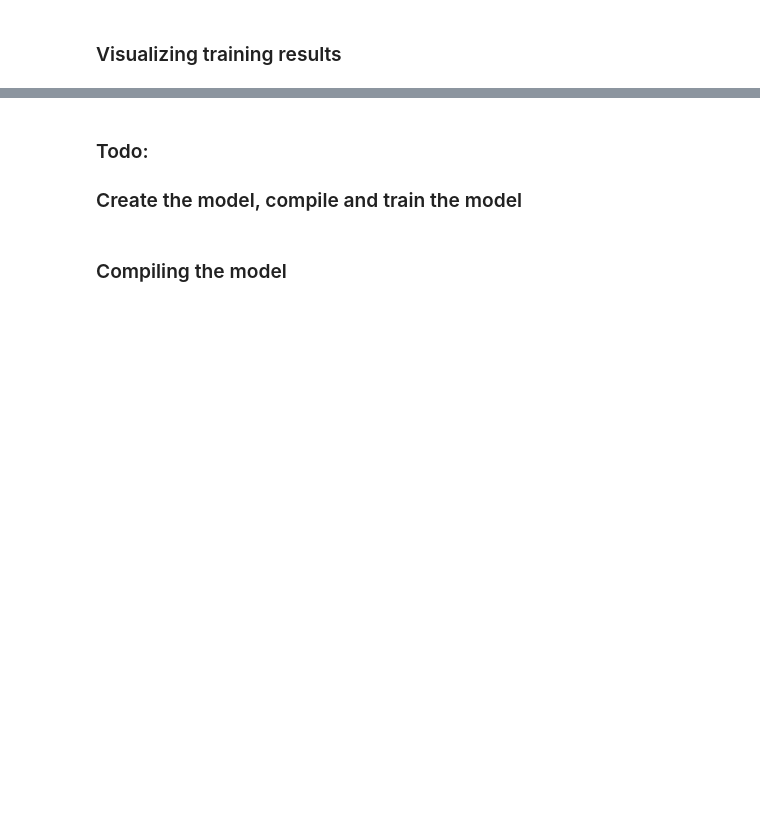
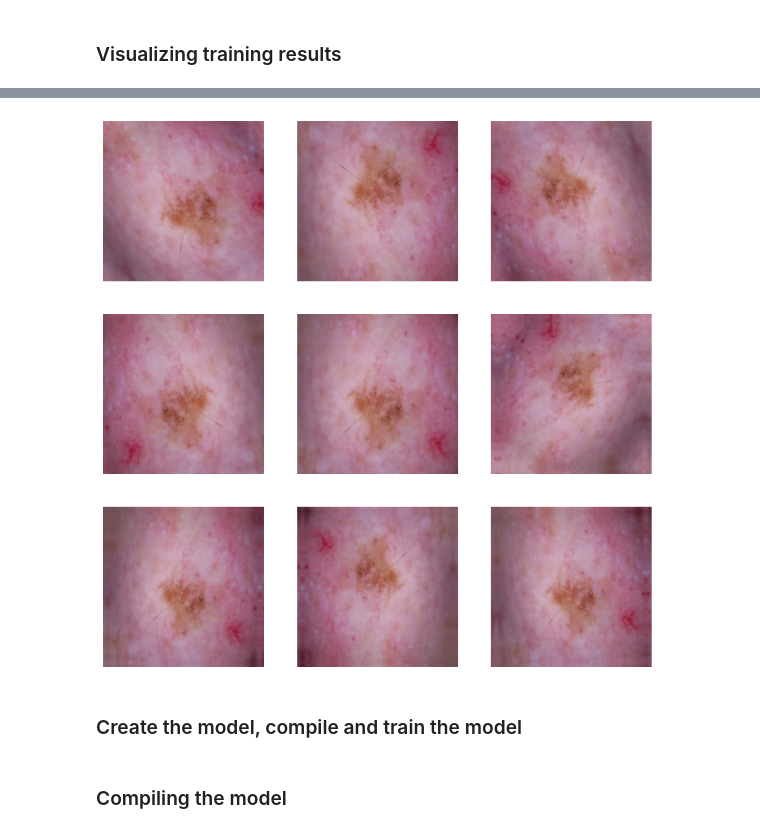
Before and after one commit to anonnihcas/MelanomaDetectionAssignment, a Jupyter notebook: sachin_athreya_melanoma_assign_nn.ipynb, the cells around one changed output, grey strips where cells are left out. Saved outputs shown, nothing was run; the diff lists cells and outputs as text; code cells hidden in the pictures; blank space fills up the shorter version.

```diff
--- a/sachin_athreya_melanoma_assign_nn.ipynb
+++ b/sachin_athreya_melanoma_assign_nn.ipynb
@@ -157,3 +314,30 @@ plt.show()
+# %%
+# Strategy 1: Implement Rotation, Zoom and Flip operation on image.
+# Strategy 2: Use Drop out layer
+# Strategy 3: Create a model with more data
+
+
+data_augmentation = keras.Sequential(
+  [
+    layers.RandomFlip("horizontal_and_vertical",input_shape=(img_height,img_width,3)),
+    layers.RandomRotation(0.1),
+    layers.RandomZoom(0.1),
+  ]
+)
+# %%
+# Visualization of augmentation strategy works for one instance of training image.
+
+for batch,labels in train_ds.take(1):
+  im=batch[0]
+  im=tf.reshape(im,(1,img_width,img_height,3))
+
+plt.figure(figsize=(10, 10))
+for i in range(9):
+  augmented_image = data_augmentation(im)[0]
+  ax = plt.subplot(3, 3, i + 1)
+  plt.imshow(augmented_image.numpy().astype("uint8"))
+  plt.axis("off")
+# %% [output]
+[figure, added]
 # %% [markdown]
-### Todo:
 ### Create the model, compile and train the model
```
Also changed, not shown: parts of 71 cells of this notebook, 1 other file.
